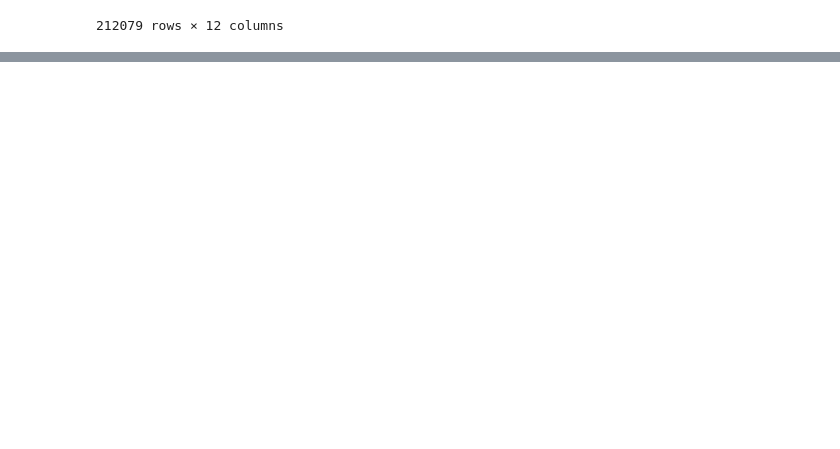
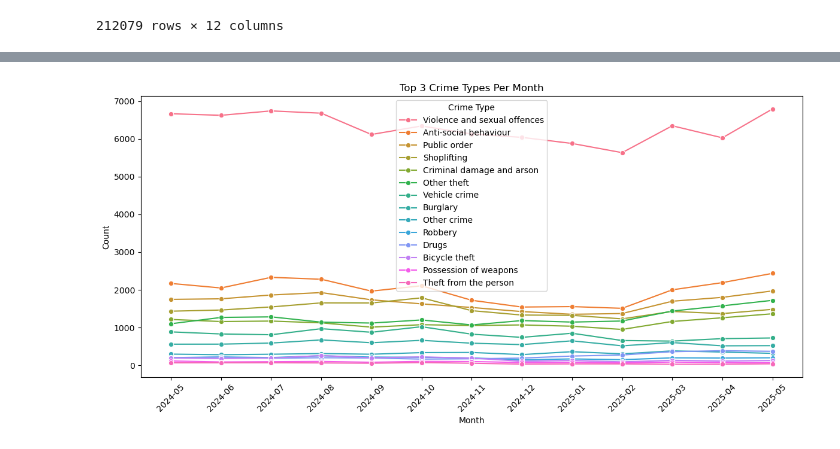
Before and after one commit to Dornakhan/Team-4, a Jupyter notebook: base.ipynb, the cells around one changed output, grey strips where cells are left out. Drawn from its saved outputs; the diff is of its cells as text; code cells hidden in the pictures; blank space fills up the shorter version.

```diff
--- a/base.ipynb
+++ b/base.ipynb
@@ -76,3 +79,21 @@ df
 | 212077 | 04f2a5313893fea06ceae7b22e8d17f78... | 2025-05 | Avon and Somerset Constabulary | Avon and Somerset Constabulary | -2.677138 | 51.338961 | No Location | NaN | NaN | ... |
 | 212078 | 747336742d0dfd77469c5693b1a2bcf30... | 2025-05 | Avon and Somerset Constabulary | Avon and Somerset Constabulary | -2.677138 | 51.338961 | No Location | NaN | NaN | ... |
 212079 rows × 12 columns
+# %%
+# EDA
+
+## Top Crime Types Per Month
+top_crime_types = df.groupby(['Month', 'Crime type']).size().reset_index(name='Count')
+top_crime_types = top_crime_types.sort_values(['Month', 'Count'], ascending=[True, False])
+top_crime_types = top_crime_types.groupby('Month').head(16)
+
+## Plotting Top 3 Crime Types Per Month
+plt.figure(figsize=(12, 6))
+sns.barplot(data=top_crime_types, x='Month', y='Count', hue='Crime type')
+plt.title('Top 3 Crime Types Per Month')
+plt.xticks(rotation=45)
+plt.xlabel('Month')
+plt.ylabel('Count')
+plt.legend(title='Crime Type')
+plt.tight_layout()
+plt.show()
@@ -78,0 +102,13 @@ df
+# %%
+# Line chart for top_crime_types
+plt.figure(figsize=(12, 6))
+sns.lineplot(data=top_crime_types, x='Month', y='Count', hue='Crime type', marker='o')
+plt.title('Top 3 Crime Types Per Month')
+plt.xticks(rotation=45)
+plt.xlabel('Month')
+plt.ylabel('Count')
+plt.legend(title='Crime Type')
+plt.tight_layout()
+plt.show()
+# %% [output]
+[figure, added]
```
Also changed, not shown: parts of 5 cells of this notebook.
